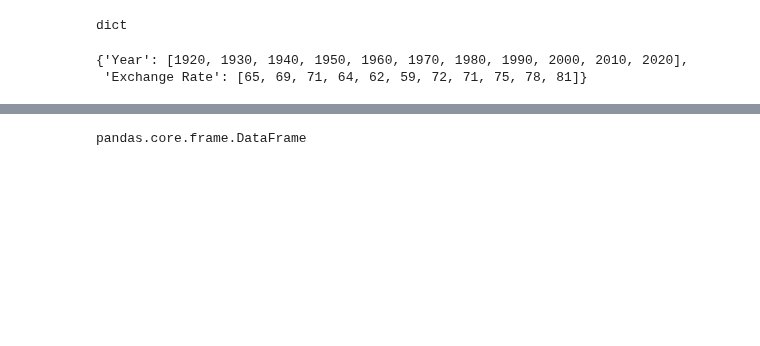
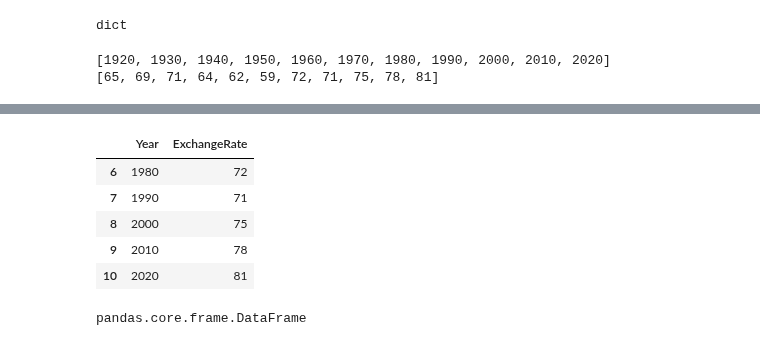
Before and after one commit to cyberslackk/python, a Jupyter notebook: Matplotlib-TL.ipynb, the cells around one changed output, grey strips where cells are left out. Cells and saved outputs as stored; diff of their text form; code cells hidden in the pictures; blank space fills up the shorter version.

```diff
--- a/Matplotlib-TL.ipynb
+++ b/Matplotlib-TL.ipynb
@@ -14,15 +14,19 @@ Data = {'Year': [1920,1930,1940,1950,1960,1970,1980,1990,2000, 2010, 2020],
 type(Data)
 # %% [output]
 dict
-# %%
-Data
-# %% [output]
-{'Year': [1920, 1930, 1940, 1950, 1960, 1970, 1980, 1990, 2000, 2010, 2020],
- 'Exchange Rate': [65, 69, 71, 64, 62, 59, 72, 71, 75, 78, 81]}
+# %%
+Data
+print(Data['Year'])
+print(Data['ExchangeRate'])
+# %% [output]
+[1920, 1930, 1940, 1950, 1960, 1970, 1980, 1990, 2000, 2010, 2020]
+[65, 69, 71, 64, 62, 59, 72, 71, 75, 78, 81]
 # %%
-df = pd.DataFrame(Data)  # how to create a DF from python dictionary
-pd.DataFra
-df.info()
+# how to create a DF from PANDAS
+df = pd.DataFrame(data=Data)
+df.info(verbose=True)
+df.head()
+df.tail()
 # %% [output]
 <class 'pandas.core.frame.DataFrame'>
 RangeIndex: 11 entries, 0 to 10
@@ -34,5 +38,11 @@ Data columns (total 2 columns):
 dtypes: int64(2)
 memory usage: 308.0 bytes
+|  | Year | ExchangeRate |
+| 6 | 1980 | 72 |
+| 7 | 1990 | 71 |
+| 8 | 2000 | 75 |
+| 9 | 2010 | 78 |
+| 10 | 2020 | 81 |
 # %%
 type(df)
 # %% [output]
```
Also changed, not shown: parts of 14 cells of this notebook.
